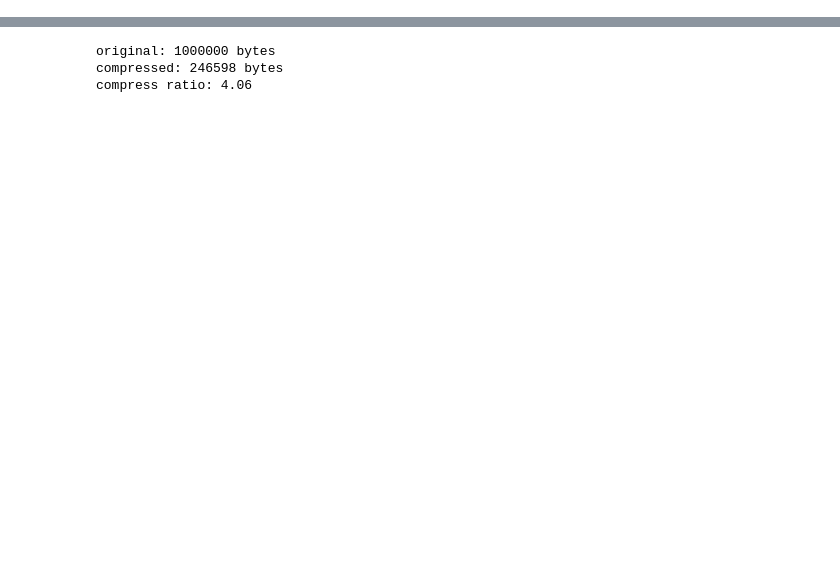
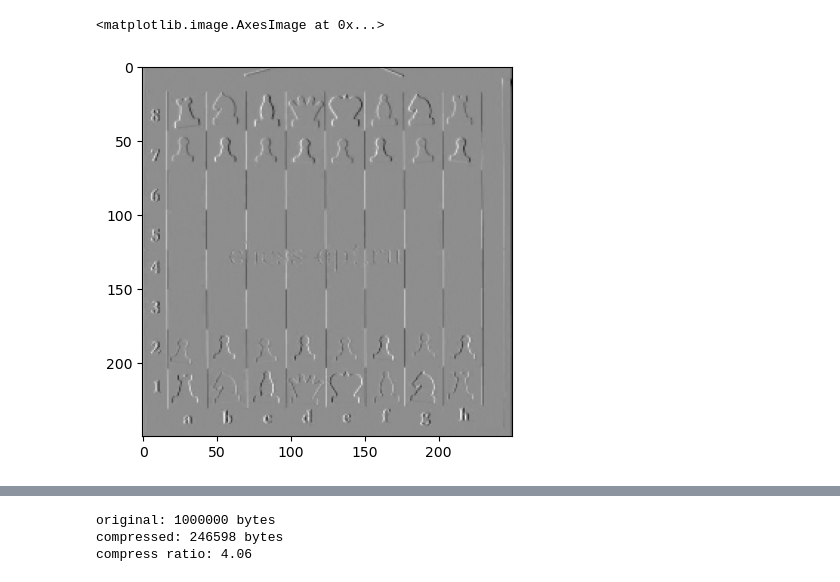
Before and after one commit to nikita-III/IP-tasks, a Jupyter notebook: project-7.ipynb, the cells around one changed output, grey strips where cells are left out. Cells and saved outputs as stored; diff of their text form; code cells hidden in the pictures; blank space fills up the shorter version.

```diff
--- a/project-7.ipynb
+++ b/project-7.ipynb
@@ -53,0 +69,5 @@ n_quants = 4
+# %%
+plt.imshow(lh, cmap='gray')
+# %% [output]
+<matplotlib.image.AxesImage at 0x...>
+[figure, added]
```
Also changed, not shown: parts of 10 cells of this notebook.
